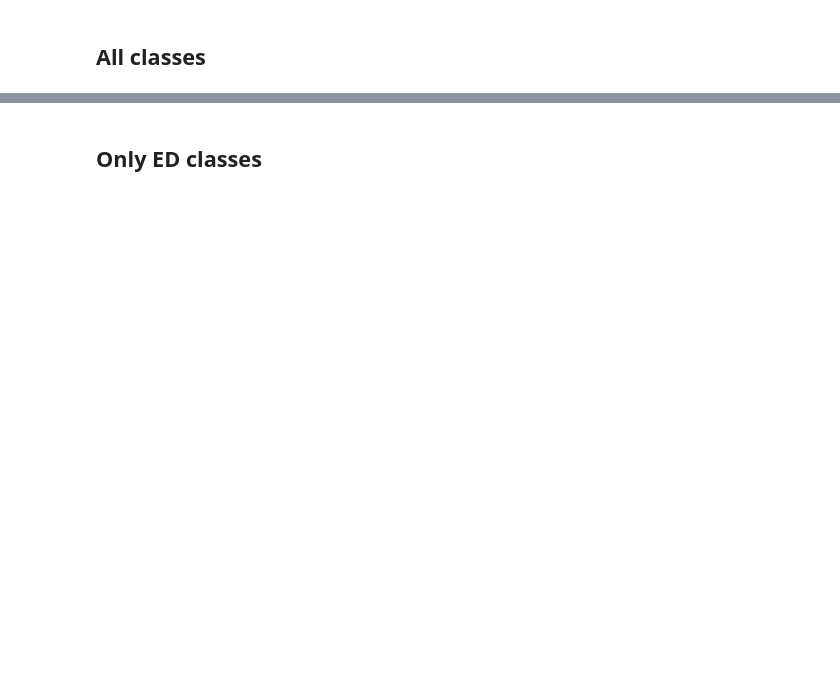
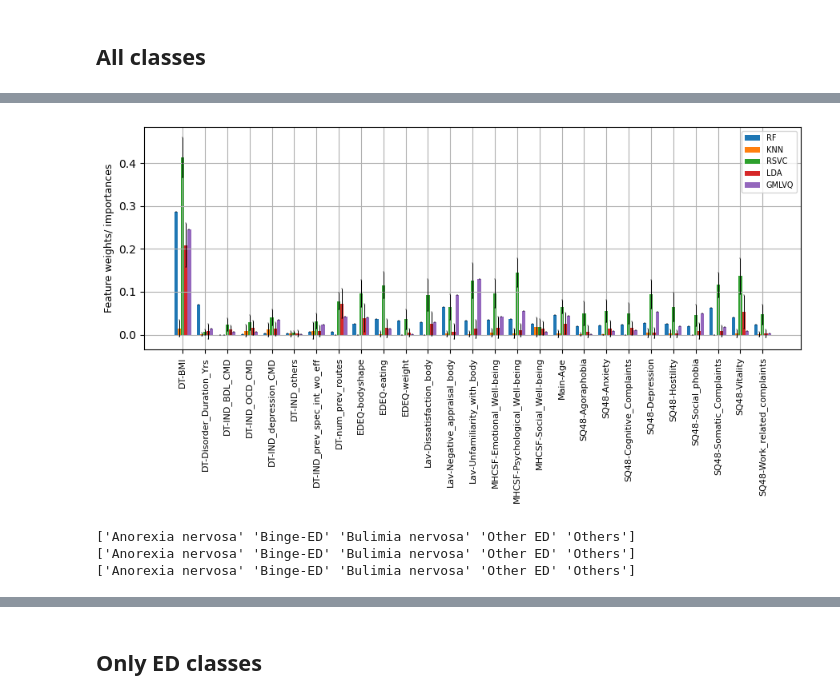
Before and after one commit to SrGh31/ED-profiling, a Jupyter notebook: Prediction_EDTypes_Severity.ipynb, the cells around one changed output, grey strips where cells are left out. Cells and saved outputs as stored; diff of their text form; code cells hidden in the pictures; blank space fills up the shorter version.

Commit message:
All 9 classification experiments done, exp 2.2 selected and its feature importance shown

```diff
--- a/Prediction_EDTypes_Severity.ipynb
+++ b/Prediction_EDTypes_Severity.ipynb
@@ -59,2 +61,12 @@ print(adapted_combo_cols)
 # %% [markdown]
 ## All classes
+# %%
+choice_dict={1.0: 'Core-DT, 5Cls', 1.1: 'Core-DT, only ED', 1.2: 'Core-DT, 3 ED and Others',
+    2.0: 'Core-DT-EDEQ subscale, 5Cls', 2.1: 'Core-DT-EDEQ subscale, only ED', 2.2: 'Core-DT-EDEQ subscale, 3 ED and Others',
+    3.0: 'Core, 5Cls', 3.1: 'Core, only ED', 3.2: 'Core, 3 ED and Others'}
+save_dict={1.0: 'Core-DT-5Cls', 1.1: 'Core-DT-onlyED', 1.2: 'Core-DT-3ED-Others',
+    2.0: 'Core-DT-EDEQ-5Cls', 2.1: 'Core-DT-EDEQ-only-ED', 2.2: 'Core-DT-EDEQ-3ED-Others',
+    3.0: 'Core-5Cls', 3.1: 'Core-onlyED', 3.2: 'Core-3ED-Others'}
+dataset_types={}
+for key, val in choice_dict.items():
+    dataset_types[key]=getDataNormalized(key)
@@ -399,0 +395,39 @@ RF-Test
+# %%
+select_keys1=['RF', 'KNN','RSVC', 'LDA','GMLVQ']
+select_keys2=['GNB','LGMLVQ', 'LogLASSO']
+fs=9
+exp_name=save_dict[2.2]
+X=dataset_types[2.2]['mice_zXtrain']
+fimp_all=fimp_all_exps[2.2]
+adapted_combo_cols=X.columns
+ind = np.arange(len(adapted_combo_cols))  # the x locations for the groups
+width = 0.15  # the width of the bars
+shifts=[-0.3,-0.15,0.0,0.15,0.30]
+fig, ax = plt.subplots(1,1, figsize=(9,5))
+rects_all={}
+for idx,key in enumerate(select_keys1):
+    bardata, err=np.mean(fimp_all[key]['All'], axis=1), np.std(fimp_all[key]['All'], axis=1)
+    rects_all[key] = ax.bar(ind +shifts[idx], bardata, width, yerr=err, label=key,
+                           error_kw=dict(lw=0.75, capsize=0.5, capthick=0.3))
+ax.set_ylabel('Feature weights/ importances', fontsize=fs)
+#ax.set_title('Scores by group and gender')
+ax.set_xticks(ind)
+ax.set_xticklabels(adapted_combo_cols, rotation=90, fontsize=fs-1)
+ax.legend(fontsize=fs-2)
+ax.grid()
+fig.tight_layout()
+plt.show()
+fig.savefig('figs/PDFs/classification/FIMP1%s.pdf'%exp_name, bbox_inches='tight', transparent=False,
+               pad_inches=0.01)
+fig.savefig('figs/PNGs/classification/FIMP1_%s.png'%exp_name, bbox_inches='tight', transparent=True,
+               pad_inches=0.01)
+# %% [output]
+[figure, added]
+# %%
+print(pipeClassifiers['GNB'][0]['GNB'].classes_)
+print(pipeClassifiers['LGMLVQ'][0]['LGMLVQ'].classes_)
+print(pipeClassifiers['LogLASSO'][0]['LogLASSO'].classes_)
+# %% [output]
+['Anorexia nervosa' 'Binge-ED' 'Bulimia nervosa' 'Other ED' 'Others']
+['Anorexia nervosa' 'Binge-ED' 'Bulimia nervosa' 'Other ED' 'Others']
+['Anorexia nervosa' 'Binge-ED' 'Bulimia nervosa' 'Other ED' 'Others']
```
Also changed, not shown: parts of 31 cells of this notebook, 42 other files.
